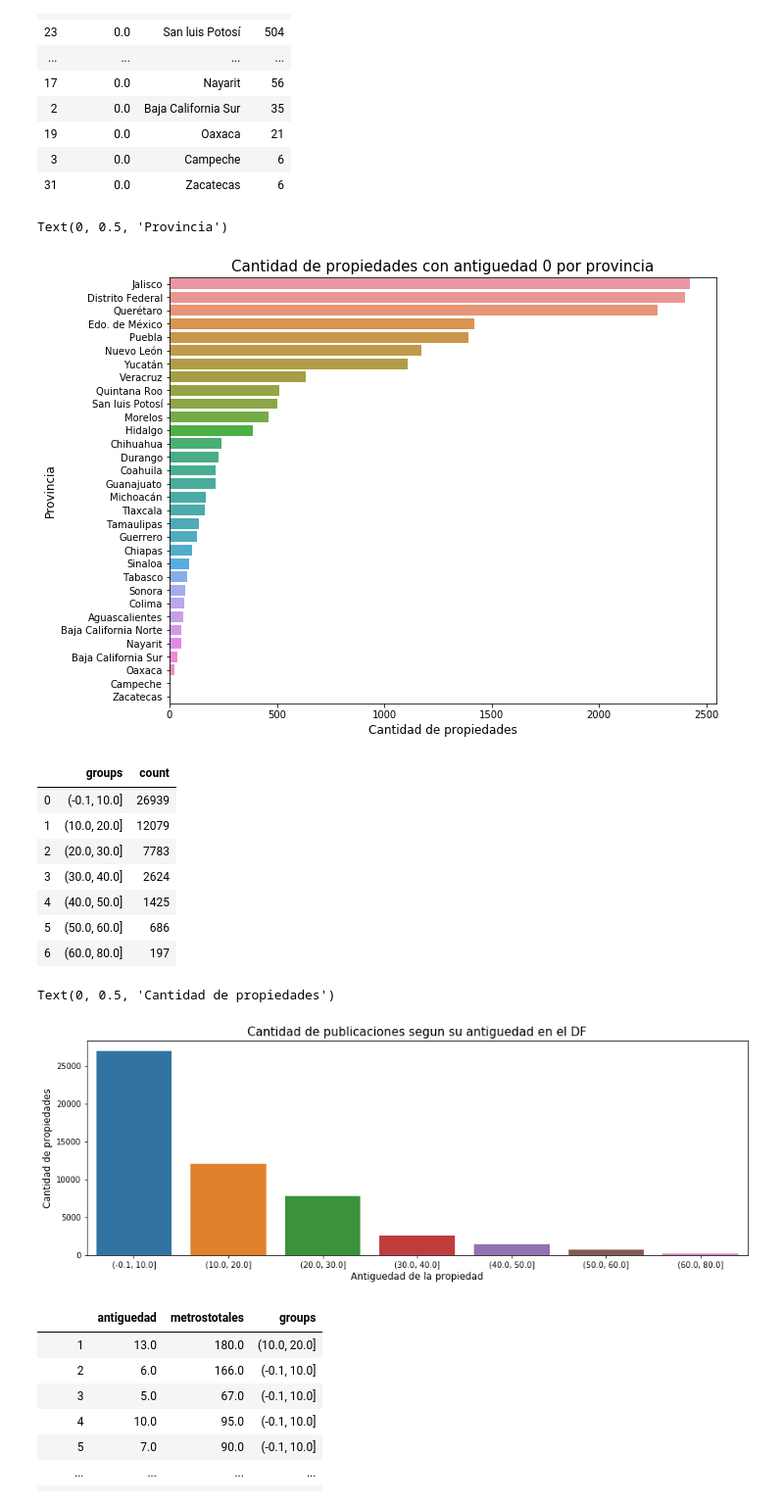
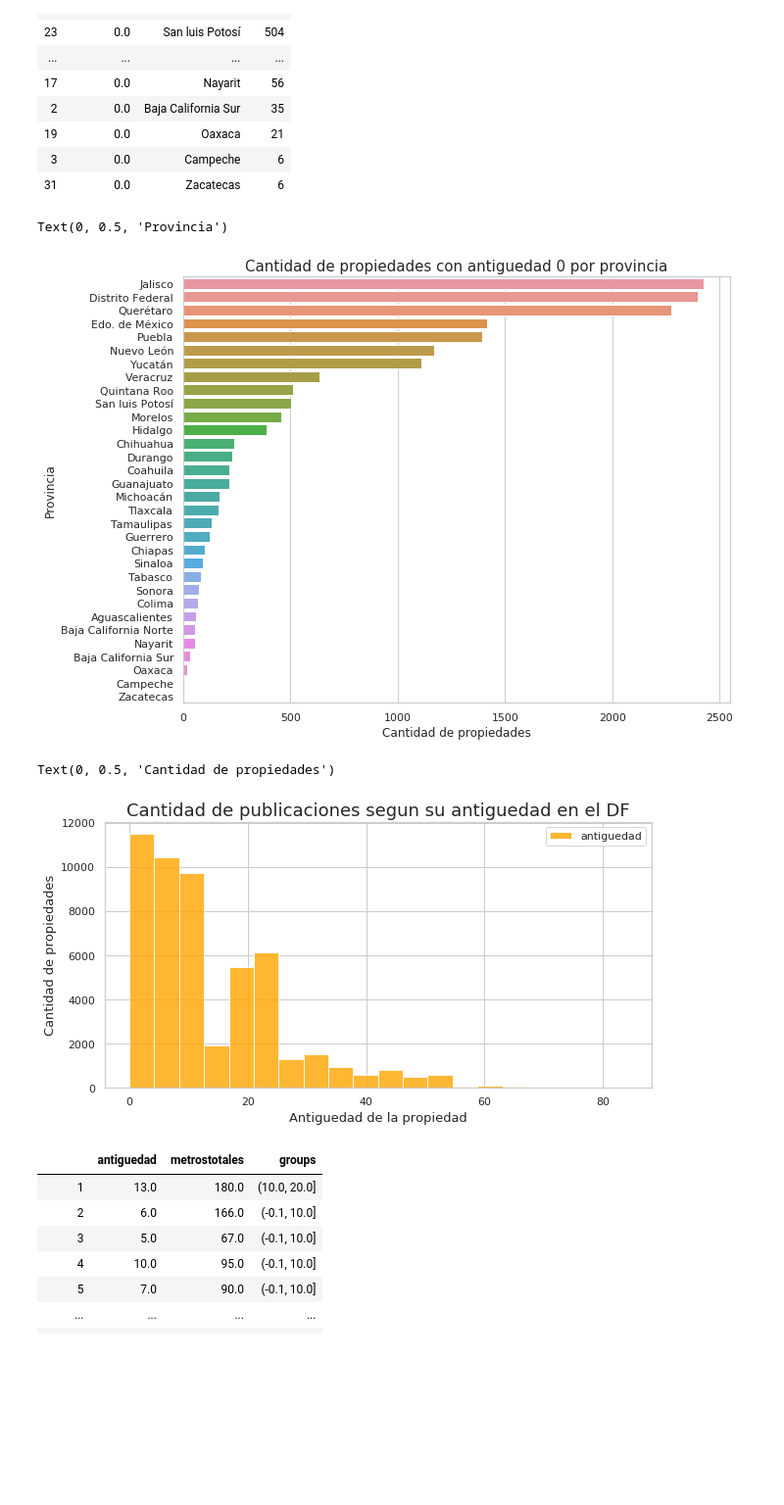
Before and after one commit to PBrrtrn/7506-organizacion-de-datos, a Jupyter notebook: src/exp/exploracion_por_antiguedad.ipynb, the cells around one changed output. Shown at 98% size. Cells and saved outputs as stored; diff of their text form; code cells hidden in the pictures; blank space fills up the shorter version.

Commit message:
Arreglo algunos plots y agrego mas en tipodepropiedad

```diff
--- a/src/exp/exploracion_por_antiguedad.ipynb
+++ b/src/exp/exploracion_por_antiguedad.ipynb
@@ -3,6 +3,8 @@ import pandas as pd
 import numpy as np
 import seaborn as sns
 import matplotlib.pyplot as plt
+plt.style.use('ggplot')
+sns.set(style='whitegrid')
 # %%
 types = {'id': int, 'titulo': str, 'descripcion': str, 'tipodepropiedad': str, 'direccion': str,
         'ciudad': str, 'provincia': str, 'antiguedad': np.float32, 'habitaciones': np.float32,
@@ -151,21 +136,4 @@ g.set_xlabel("Cantidad de propiedades", fontsize=12)
 g.set_ylabel("Provincia", fontsize=12)
 # %% [output]
 Text(0, 0.5, 'Provincia')
-[figure, old version]
+[figure, new version]
-# %%
-df_ant = data[["antiguedad", "provincia"]]
-df_ant = df_ant[df_ant['provincia'] == "Distrito Federal"]
-df_ant['count'] = 1
-df_ant = df_ant.groupby('antiguedad').agg({'count':'count'}).reset_index()
-df_ant['groups']=pd.cut(df_ant.antiguedad,[0,10,20,30,40,50,60,80], precision = 1, include_lowest=True)
-df_ant = df_ant.groupby('groups').agg({'count':'sum'}).reset_index()
-df_ant
-# %% [output]
-|  | groups | count |
-| 0 | (-0.1, 10.0] | 26939 |
-| 1 | (10.0, 20.0] | 12079 |
-| 2 | (20.0, 30.0] | 7783 |
-| 3 | (30.0, 40.0] | 2624 |
-| 4 | (40.0, 50.0] | 1425 |
-| 5 | (50.0, 60.0] | 686 |
-| 6 | (60.0, 80.0] | 197 |
@@ -172,12 +143,11 @@ df_ant
 # %%
-plt.figure(figsize = (15,5))
-g = sns.barplot(x='groups', y = 'count', data = df_ant)
-g.set_title("Cantidad de publicaciones segun su antiguedad en el DF", fontsize=15)
-g.set_xlabel("Antiguedad de la propiedad", fontsize=12)
-g.set_ylabel("Cantidad de propiedades", fontsize=12)
+g = df_ant.plot.hist(bins=20, color="orange", alpha = 0.80, figsize =(10,5))
+g.set_title("Cantidad de publicaciones segun su antiguedad en el DF", fontsize=18)
+g.set_xlabel("Antiguedad de la propiedad", fontsize=13)
+g.set_ylabel("Cantidad de propiedades", fontsize=13)
 # %% [output]
 Text(0, 0.5, 'Cantidad de propiedades')
-[figure, old version]
+[figure, new version]
 # %%
 ant_metros_totales = data.dropna(subset=['metrostotales'])[['antiguedad', 'metrostotales']]
 ant_metros_totales['groups']=pd.cut(ant_metros_totales.antiguedad,[0,10,20,30,40,50,60,80], precision = 1, include_lowest=True)
```
Also changed, not shown: parts of 9 cells of this notebook.
